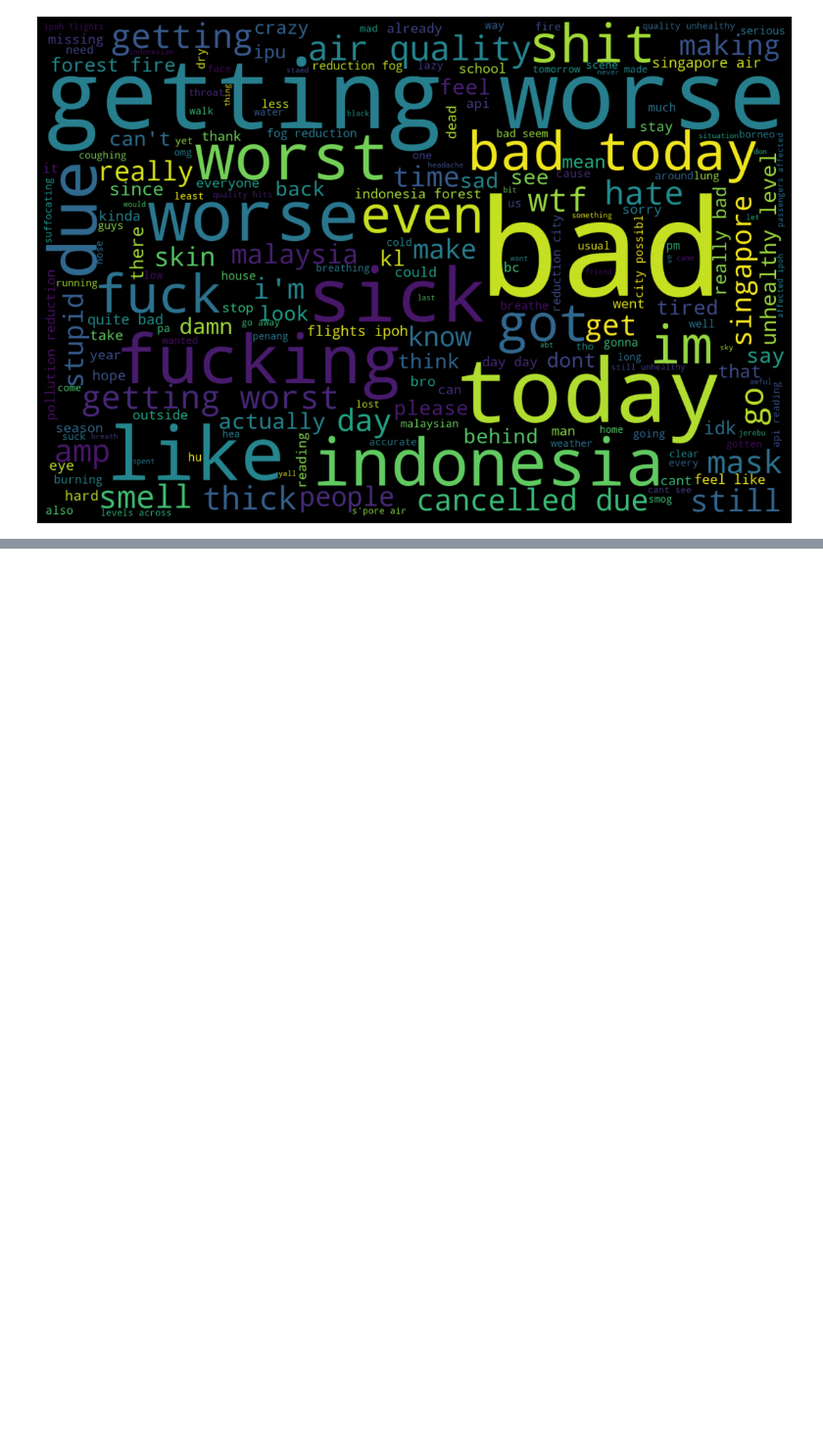
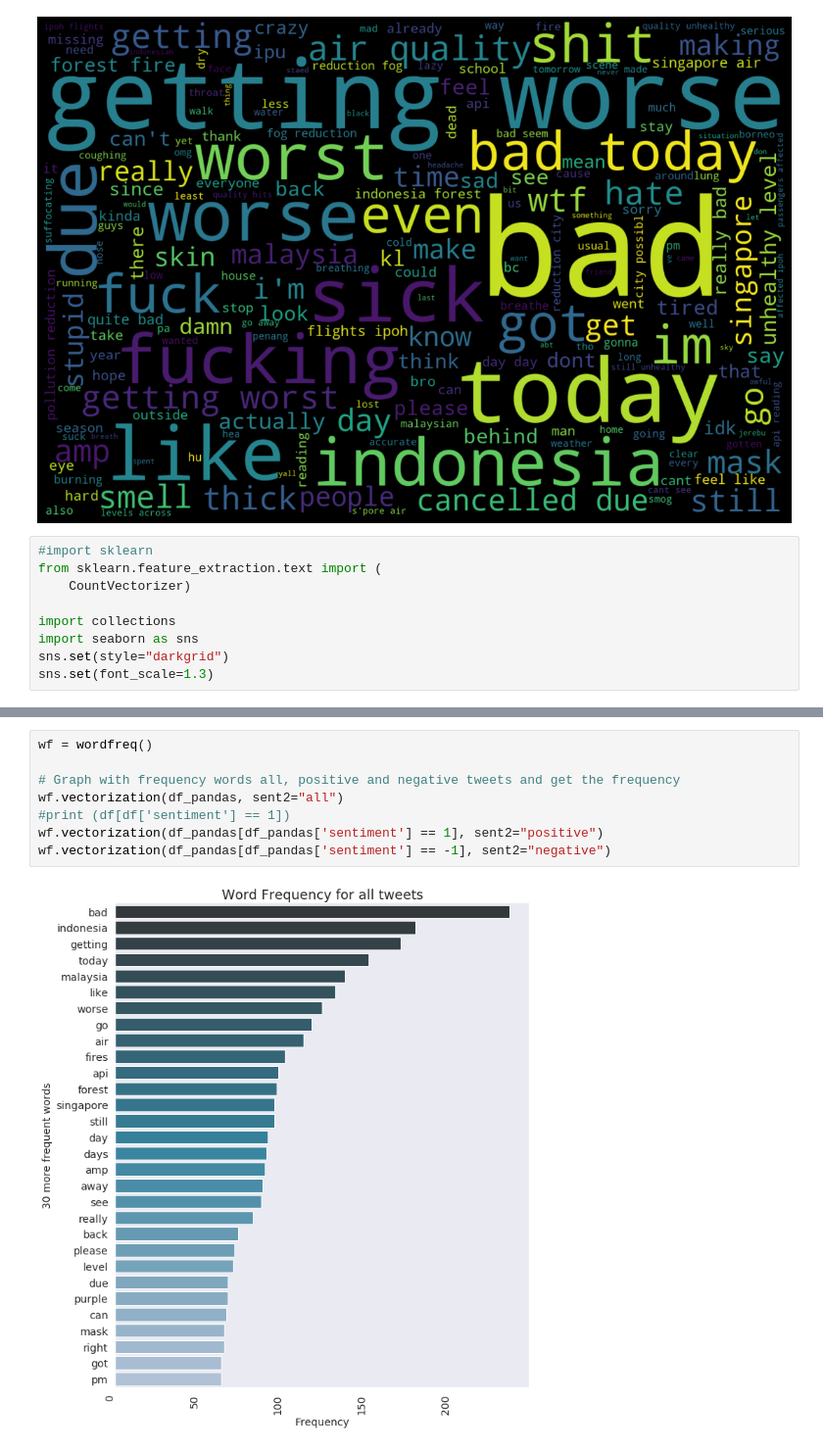
Before and after one commit to imtimwong/twittersentiment, a Jupyter notebook: twitter_analysis_spark_hadoop_breakdown.ipynb, the cells around one changed output, grey strips where cells are left out. Shown at 98% size. Drawn from its saved outputs; the diff is of its cells as text; blank space fills up the shorter version.

Commit message:
replicated wordcloud and freq graph generation in pySpark breakdown

```diff
--- a/twitter_analysis_spark_hadoop_breakdown.ipynb
+++ b/twitter_analysis_spark_hadoop_breakdown.ipynb
@@ -263,3 +263,12 @@ genwordcloud.wordclouddraw(df_pandas, sent="negative")
 [figure]
 [figure]
 [figure]
+# %%
+#import sklearn
+from sklearn.feature_extraction.text import (
+    CountVectorizer)
+
+import collections
+import seaborn as sns
+sns.set(style="darkgrid")
+sns.set(font_scale=1.3)
@@ -265,0 +322,10 @@ genwordcloud.wordclouddraw(df_pandas, sent="negative")
+# %%
+wf = wordfreq()
+
+# Graph with frequency words all, positive and negative tweets and get the frequency
+wf.vectorization(df_pandas, sent2="all")
+#print (df[df['sentiment'] == 1])
+wf.vectorization(df_pandas[df_pandas['sentiment'] == 1], sent2="positive")
+wf.vectorization(df_pandas[df_pandas['sentiment'] == -1], sent2="negative")
+# %% [output]
+[figure, added]
```
Also changed, not shown: parts of 3 cells of this notebook.
